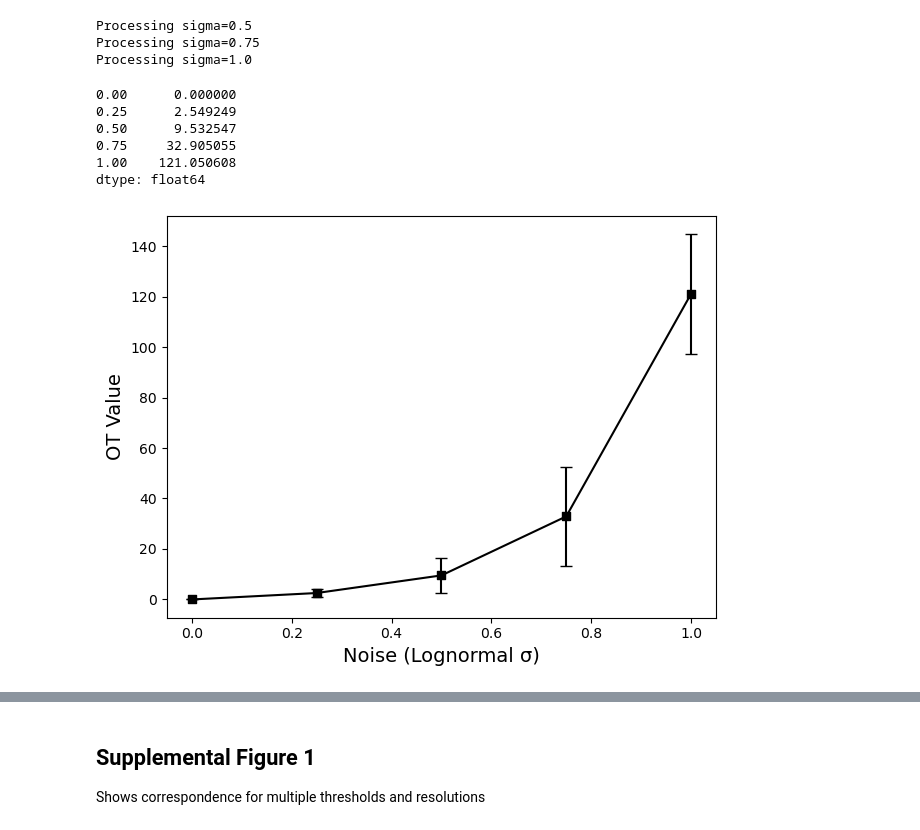
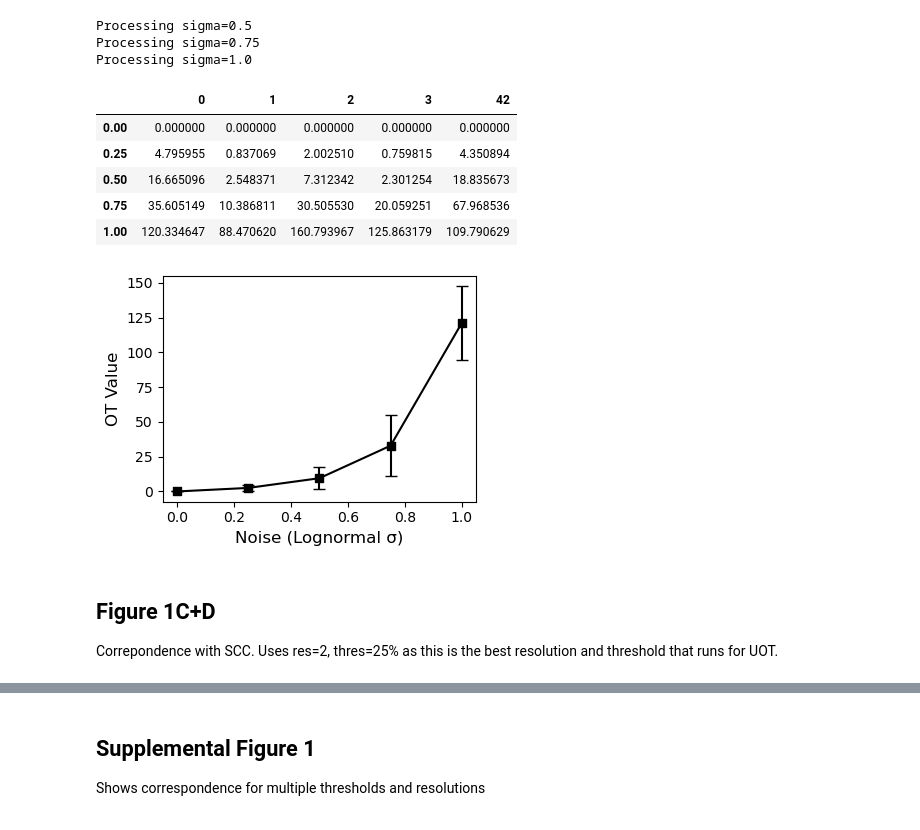
Before and after one commit to OlivierJSm/MasterInternship1, a Jupyter notebook: Testing/Report Figures/section_1.ipynb, the cells around one changed output, grey strips where cells are left out. Cells and saved outputs as stored; diff of their text form; code cells hidden in the pictures.

```diff
--- a/Testing/Report Figures/section_1.ipynb
+++ b/Testing/Report Figures/section_1.ipynb
@@ -104,31 +103,39 @@ Processing sigma=1.0
 save_dir_1b = f"{root}Generated Data/Final Report/Figure 1/Panel B/artificial_noise_ot.csv"
 costs_df = pd.DataFrame.from_dict(raw_costs, orient='index', columns=seeds)
 costs_df.to_csv(save_dir_1b)
+# %%
+costs_df
+# %% [output]
+|  | 0 | 1 | 2 | 3 | 42 |
+| 0.00 | 0.000000 | 0.000000 | 0.000000 | 0.000000 | 0.000000 |
+| 0.25 | 4.795955 | 0.837069 | 2.002510 | 0.759815 | 4.350894 |
+| 0.50 | 16.665096 | 2.548371 | 7.312342 | 2.301254 | 18.835673 |
+| 0.75 | 35.605149 | 10.386811 | 30.505530 | 20.059251 | 67.968536 |
+| 1.00 | 120.334647 | 88.470620 | 160.793967 | 125.863179 | 109.790629 |
 # %%
 ### Loading Data ###
+save_dir_1b = f"{root}Generated Data/Final Report/Figure 1/Panel B/artificial_noise_ot.csv"
 costs_df = pd.read_csv(save_dir_1b, index_col=0)
+std_costs = costs_df.std(axis=1)
-# %% [output]
-0.00      0.000000
-0.25      2.549249
-0.50      9.532547
-0.75     32.905055
-1.00    121.050608
-dtype: float64
 # %%
 ### Figure
-fig, ax = plt.subplots()
+figb, ax = plt.subplots(figsize=(4,3))
 ax.scatter(sigma_list, costs_df.mean(axis=1), marker='s', c='black', label='Mean value')
 ax.errorbar(
     sigma_list,
     costs_df.mean(axis=1),
     yerr=std_costs,
     label='Standard deviation',
     barsabove=True,
     capsize=4,
     c="black"
 )
-ax.set_xlabel("Noise (Lognormal σ)", size='14')
-ax.set_ylabel("OT Value", size='14')
+ax.set_xlabel("Noise (Lognormal σ)", size='12')
+ax.set_ylabel("OT Value", size='12')
 plt.tight_layout()
+plt.savefig(f"{figure_save_dir}/F1B.pdf")
 # %% [output]
-[figure, old version]
+[figure, new version]
+# %% [markdown]
+## Figure 1C+D
+Correpondence with SCC. Uses res=2, thres=25% as this is the best resolution and threshold that runs for UOT.
```
Also changed, not shown: parts of 37 cells of this notebook, 26 other files.
